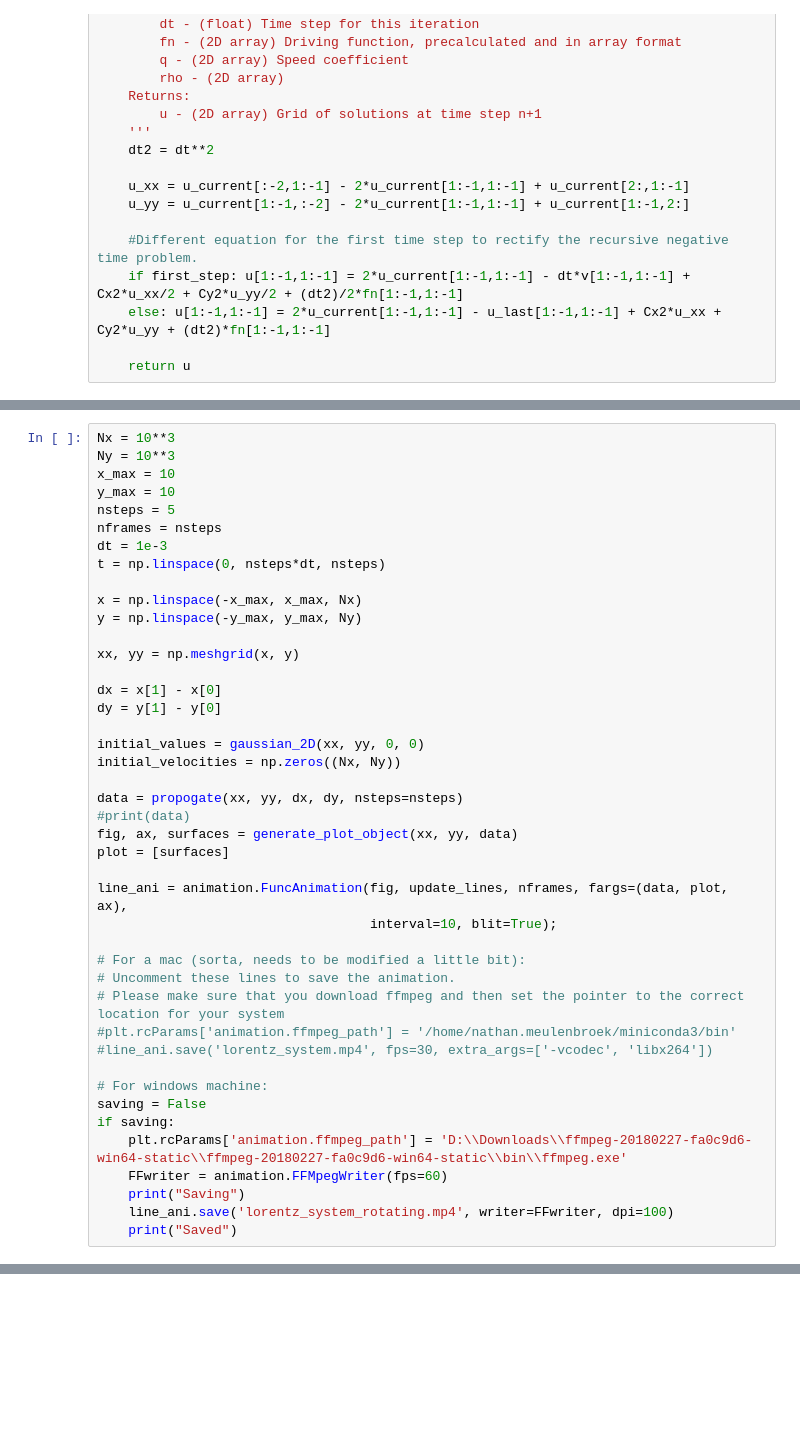
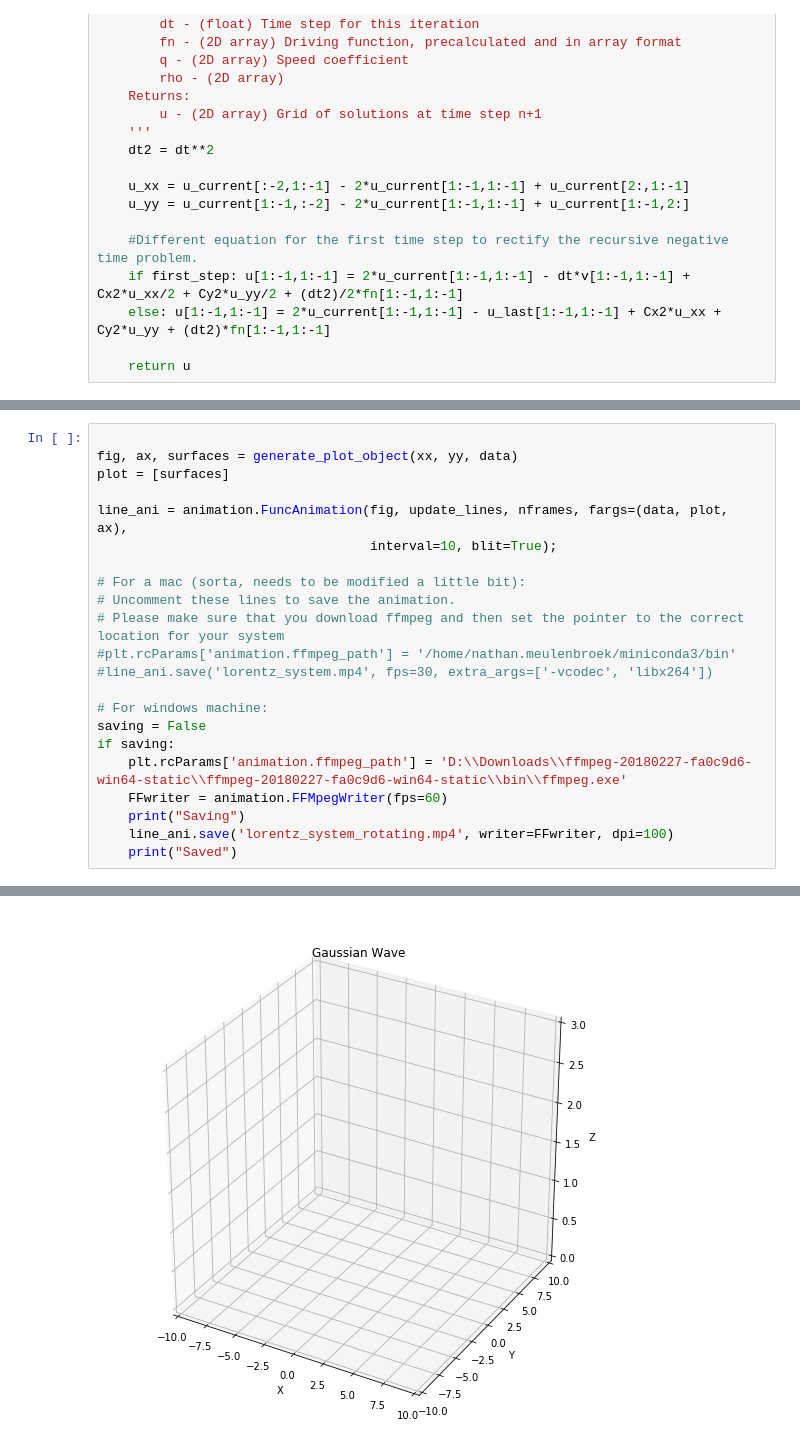
Before and after one commit to NathanMeulen/Finite_Differencing_Exploration, a Jupyter notebook: Presentation/FD_Wave_Equation.ipynb, the cells around one changed output, grey strips where cells are left out. Saved outputs shown, nothing was run; the diff lists cells and outputs as text; blank space fills up the shorter version.

```diff
--- a/Presentation/FD_Wave_Equation.ipynb
+++ b/Presentation/FD_Wave_Equation.ipynb
@@ -293,26 +346,5 @@ for i, t in enumerate(thing):
 # %%
-Nx = 10**3
-Ny = 10**3
-x_max = 10
-y_max = 10
-nsteps = 5
-nframes = nsteps
-dt = 1e-3
-t = np.linspace(0, nsteps*dt, nsteps)
 
-x = np.linspace(-x_max, x_max, Nx)
-y = np.linspace(-y_max, y_max, Ny)
-
-xx, yy = np.meshgrid(x, y)
-
-dx = x[1] - x[0]
-dy = y[1] - y[0]
-
-initial_values = gaussian_2D(xx, yy, 0, 0)
-initial_velocities = np.zeros((Nx, Ny))
-
-data = propogate(xx, yy, dx, dy, nsteps=nsteps)
-#print(data)
 fig, ax, surfaces = generate_plot_object(xx, yy, data)
 plot = [surfaces]
 
@@ -333,3 +365,4 @@ if saving:
     print("Saving")
     line_ani.save('lorentz_system_rotating.mp4', writer=FFwriter, dpi=100)
     print("Saved")
+# %% [output]
@@ -335,0 +389 @@ if saving:
+[figure, added]
```
Also changed, not shown: parts of 4 cells of this notebook.
